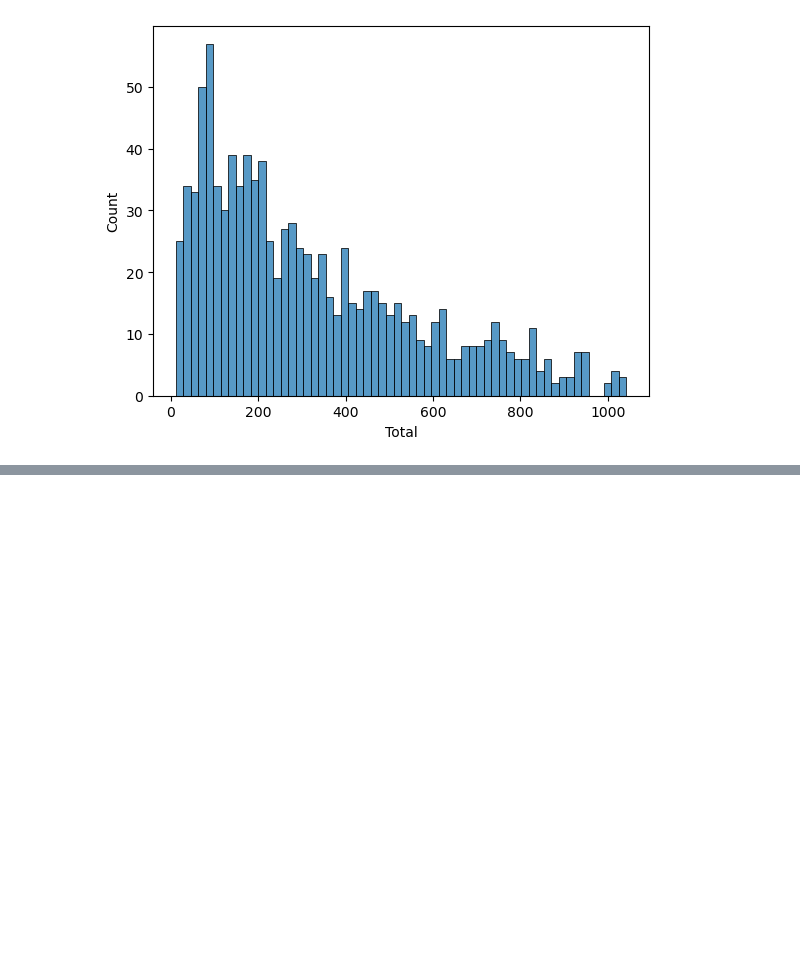
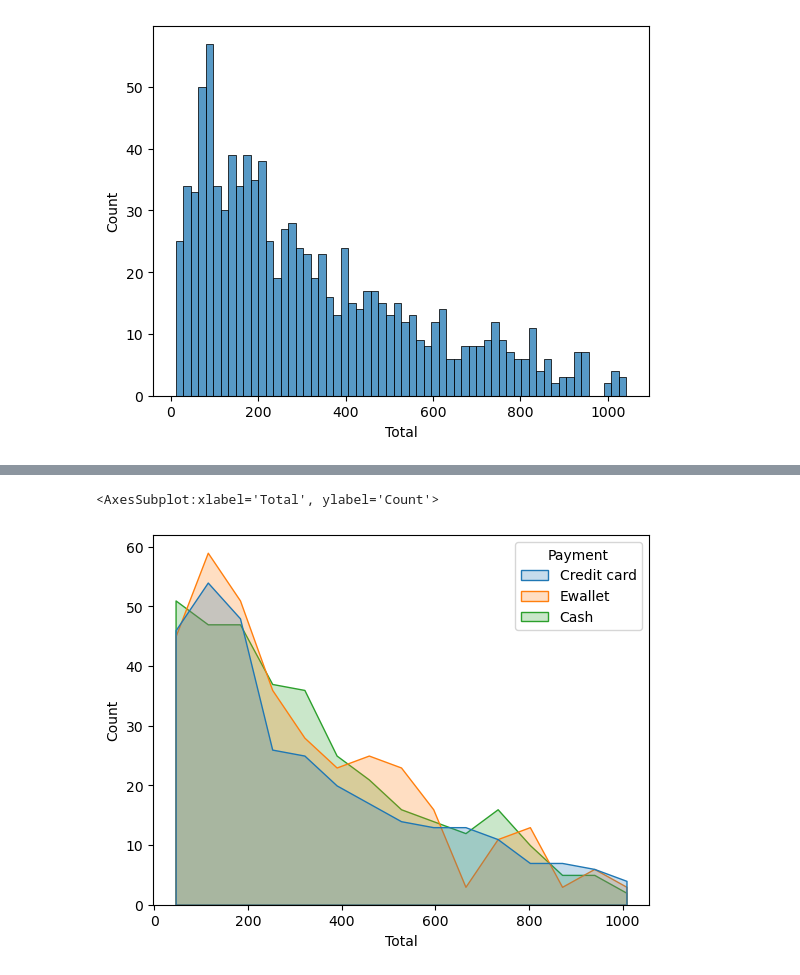
Before and after one commit to watasabi/machine_learning, a Jupyter notebook: seaborn/seaborn_journey.ipynb, the cells around one changed output, grey strips where cells are left out. Saved outputs shown, nothing was run; the diff lists cells and outputs as text; code cells hidden in the pictures; blank space fills up the shorter version.

```diff
--- a/seaborn/seaborn_journey.ipynb
+++ b/seaborn/seaborn_journey.ipynb
@@ -206,0 +222,5 @@ sns.histplot(data = mart, x = 'Total', bins = 60)
+# %%
+sns.histplot(data = mart, x = 'Total', hue = 'Payment', element = 'poly')
+# %% [output]
+<AxesSubplot:xlabel='Total', ylabel='Count'>
+[figure, added]
```
Also changed, not shown: parts of 26 cells of this notebook.
